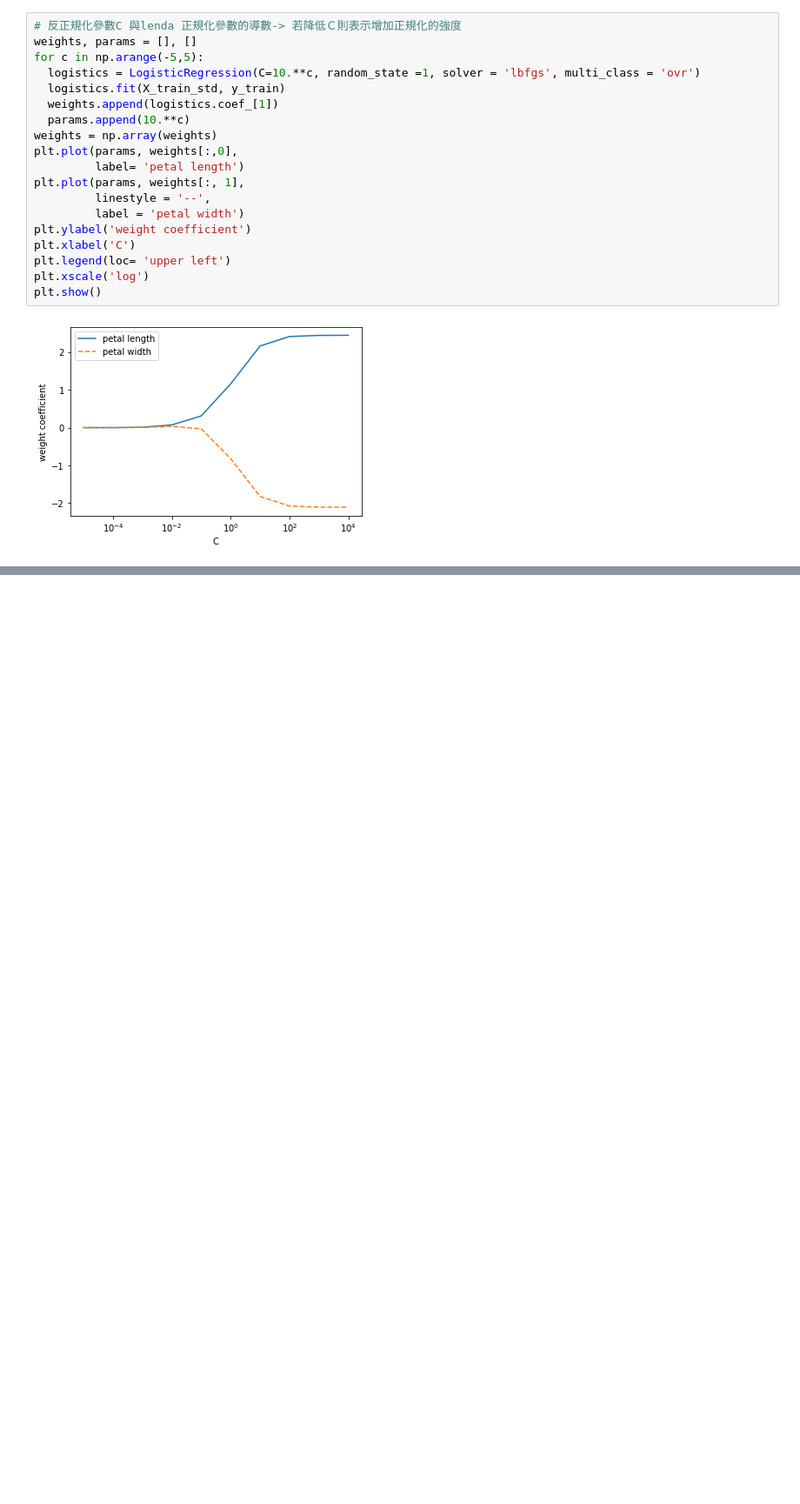
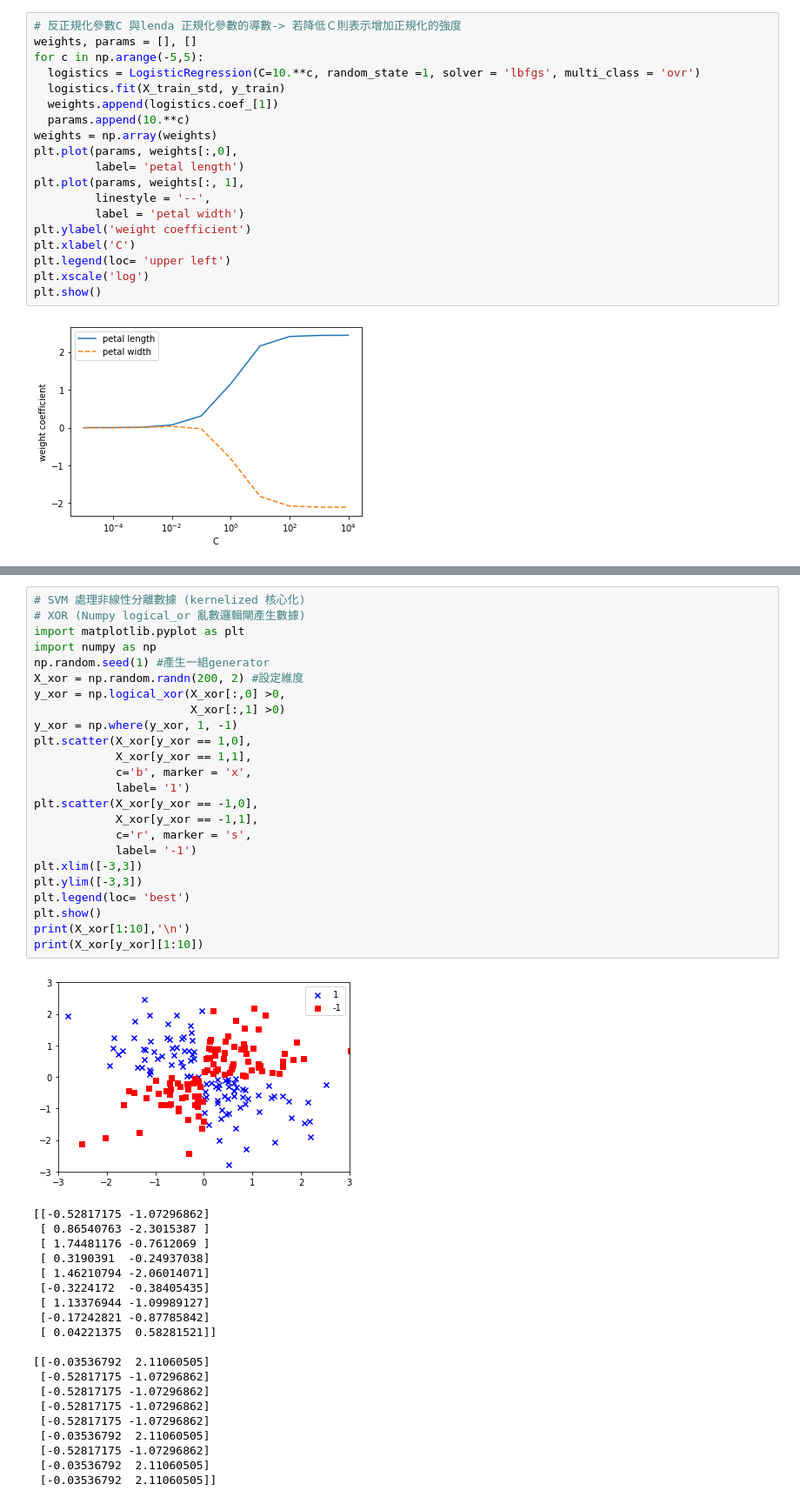
Before and after one commit to gilbert83416/ML, a Jupyter notebook: iris_Perceptron_Logitic_SVM.ipynb, the cells around one changed output, grey strips where cells are left out. Shown: that part at 87% size. Drawn from its saved outputs; the diff is of its cells as text; blank space fills up the shorter version.

```diff
--- a/iris_Perceptron_Logitic_SVM.ipynb
+++ b/iris_Perceptron_Logitic_SVM.ipynb
@@ -208,0 +208,45 @@ plt.show()
+# %%
+# SVM 處理非線性分離數據 (kernelized 核心化)
+# XOR (Numpy logical_or 亂數邏輯閘產生數據)
+import matplotlib.pyplot as plt
+import numpy as np
+np.random.seed(1) #產生一組generator
+X_xor = np.random.randn(200, 2) #設定維度
+y_xor = np.logical_xor(X_xor[:,0] >0,
+                       X_xor[:,1] >0)
+y_xor = np.where(y_xor, 1, -1)
+plt.scatter(X_xor[y_xor == 1,0],
+            X_xor[y_xor == 1,1],
+            c='b', marker = 'x',
+            label= '1')
+plt.scatter(X_xor[y_xor == -1,0],
+            X_xor[y_xor == -1,1],
+            c='r', marker = 's',
+            label= '-1')
+plt.xlim([-3,3])
+plt.ylim([-3,3])
+plt.legend(loc= 'best')
+plt.show()
+print(X_xor[1:10],'\n')
+print(X_xor[y_xor][1:10])
+# %% [output]
+[figure, added]
+[[-0.52817175 -1.07296862]
+ [ 0.86540763 -2.3015387 ]
+ [ 1.74481176 -0.7612069 ]
+ [ 0.3190391  -0.24937038]
+ [ 1.46210794 -2.06014071]
+ [-0.3224172  -0.38405435]
+ [ 1.13376944 -1.09989127]
+ [-0.17242821 -0.87785842]
+ [ 0.04221375  0.58281521]]
+
+[[-0.03536792  2.11060505]
+ [-0.52817175 -1.07296862]
+ [-0.52817175 -1.07296862]
+ [-0.52817175 -1.07296862]
+ [-0.52817175 -1.07296862]
+ [-0.03536792  2.11060505]
+ [-0.52817175 -1.07296862]
+ [-0.03536792  2.11060505]
+ [-0.03536792  2.11060505]]
```
Also changed, not shown: parts of 3 cells of this notebook.
